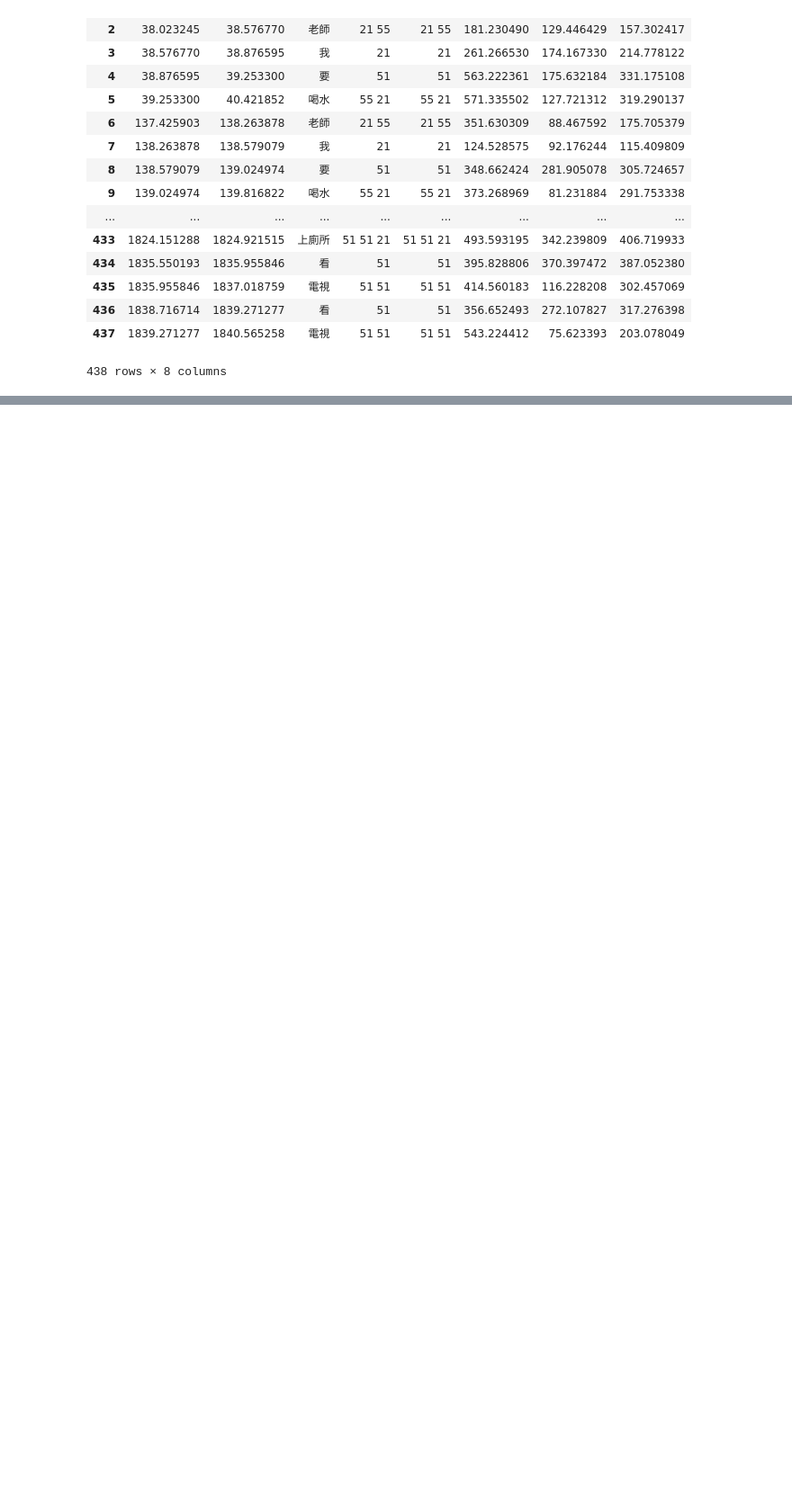
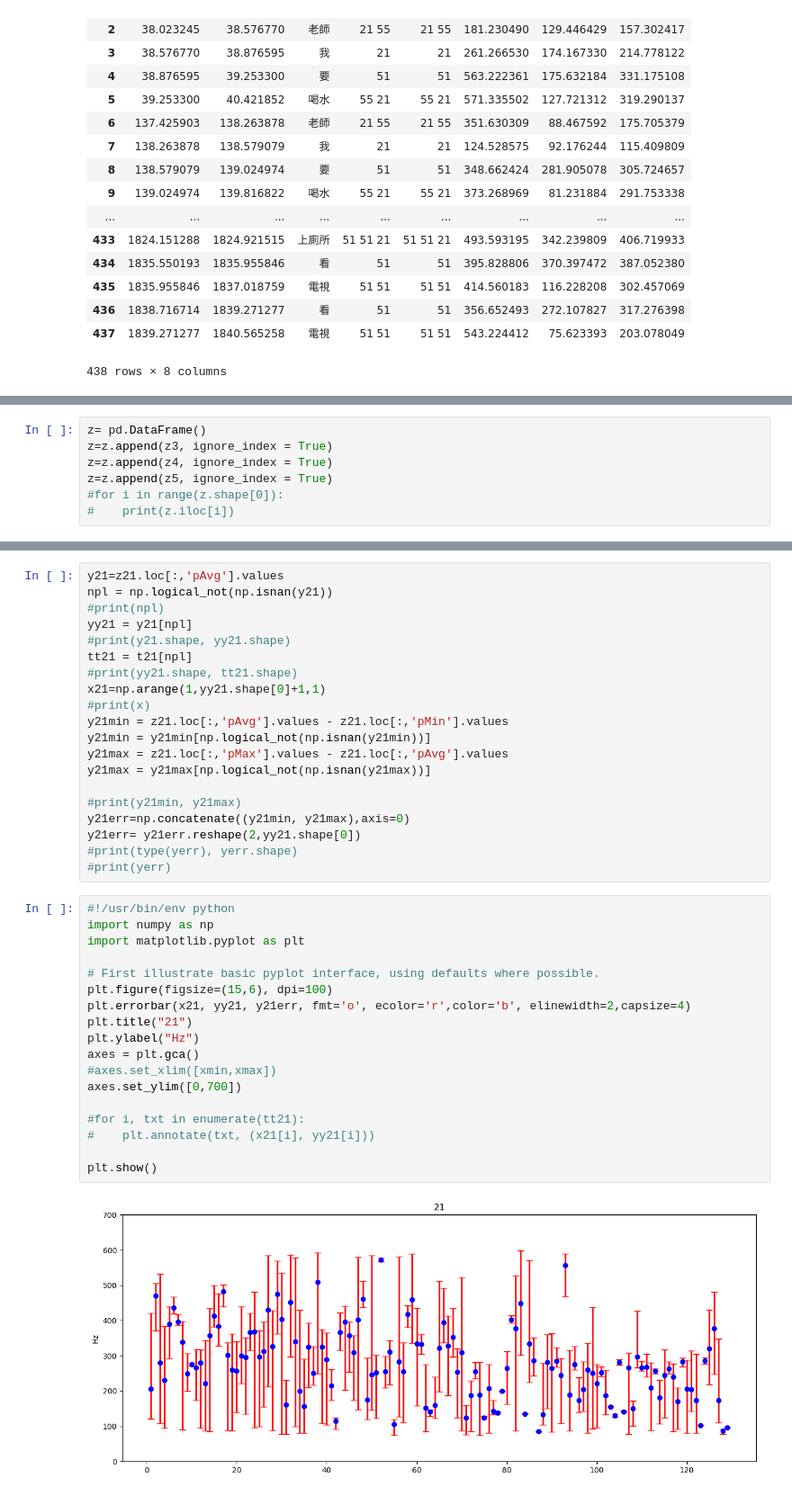
Before and after one commit to chainwu/thai-tone, a Jupyter notebook: thai-pitch.ipynb, the cells around one changed output, grey strips where cells are left out. Shown at 90% size. Saved outputs shown, nothing was run; the diff lists cells and outputs as text; blank space fills up the shorter version.

Commit message:
add plot

```diff
--- a/thai-pitch.ipynb
+++ b/thai-pitch.ipynb
@@ -250,0 +185,7 @@ plt.show()
+# %%
+z= pd.DataFrame()
+z=z.append(z3, ignore_index = True)
+z=z.append(z4, ignore_index = True)
+z=z.append(z5, ignore_index = True)
+#for i in range(z.shape[0]):
+#    print(z.iloc[i])
@@ -250,0 +208,40 @@ plt.show()
+# %%
+y21=z21.loc[:,'pAvg'].values
+npl = np.logical_not(np.isnan(y21))
+#print(npl)
+yy21 = y21[npl]
+#print(y21.shape, yy21.shape)
+tt21 = t21[npl]
+#print(yy21.shape, tt21.shape)
+x21=np.arange(1,yy21.shape[0]+1,1)
+#print(x)
+y21min = z21.loc[:,'pAvg'].values - z21.loc[:,'pMin'].values
+y21min = y21min[np.logical_not(np.isnan(y21min))]
+y21max = z21.loc[:,'pMax'].values - z21.loc[:,'pAvg'].values
+y21max = y21max[np.logical_not(np.isnan(y21max))]
+
+#print(y21min, y21max)
+y21err=np.concatenate((y21min, y21max),axis=0)
+y21err= y21err.reshape(2,yy21.shape[0])
+#print(type(yerr), yerr.shape)
+#print(yerr)
+# %%
+#!/usr/bin/env python
+import numpy as np
+import matplotlib.pyplot as plt
+
+# First illustrate basic pyplot interface, using defaults where possible.
+plt.figure(figsize=(15,6), dpi=100)
+plt.errorbar(x21, yy21, y21err, fmt='o', ecolor='r',color='b', elinewidth=2,capsize=4)
+plt.title("21")
+plt.ylabel("Hz")
+axes = plt.gca()
+#axes.set_xlim([xmin,xmax])
+axes.set_ylim([0,700])
+
+#for i, txt in enumerate(tt21):
+#    plt.annotate(txt, (x21[i], yy21[i]))
+
+plt.show()
+# %% [output]
+[figure, added]
```
Also changed, not shown: parts of 12 cells of this notebook, 1 other file.
